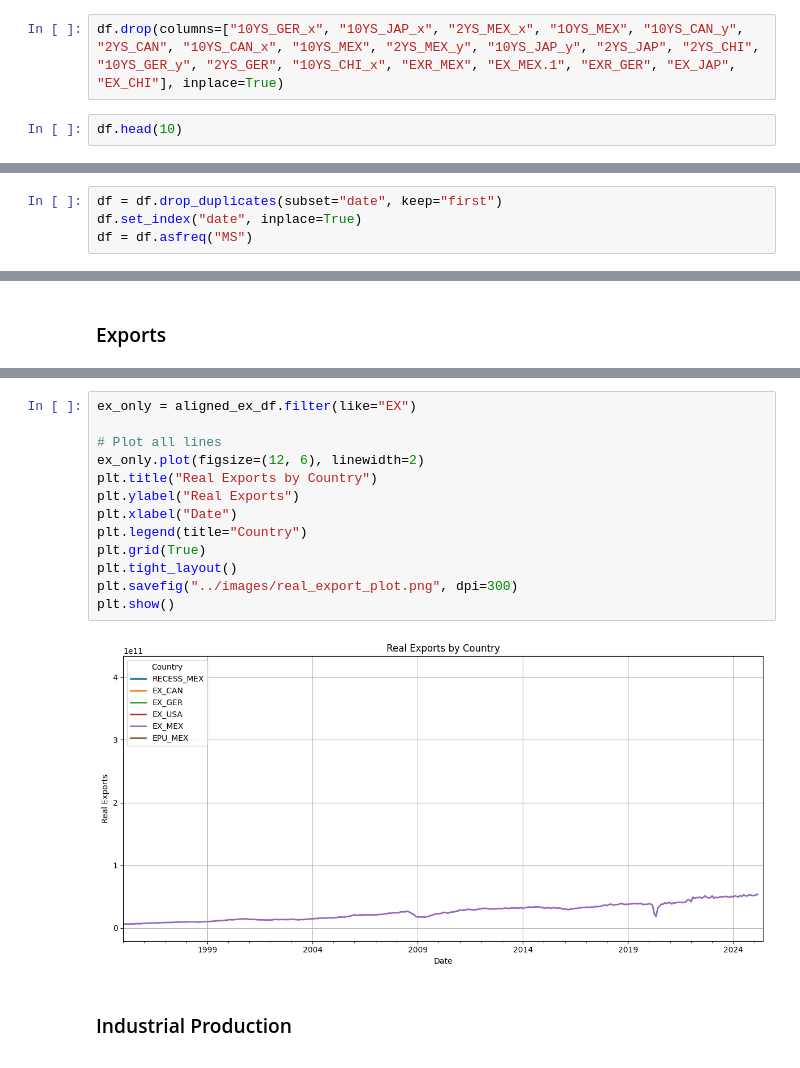
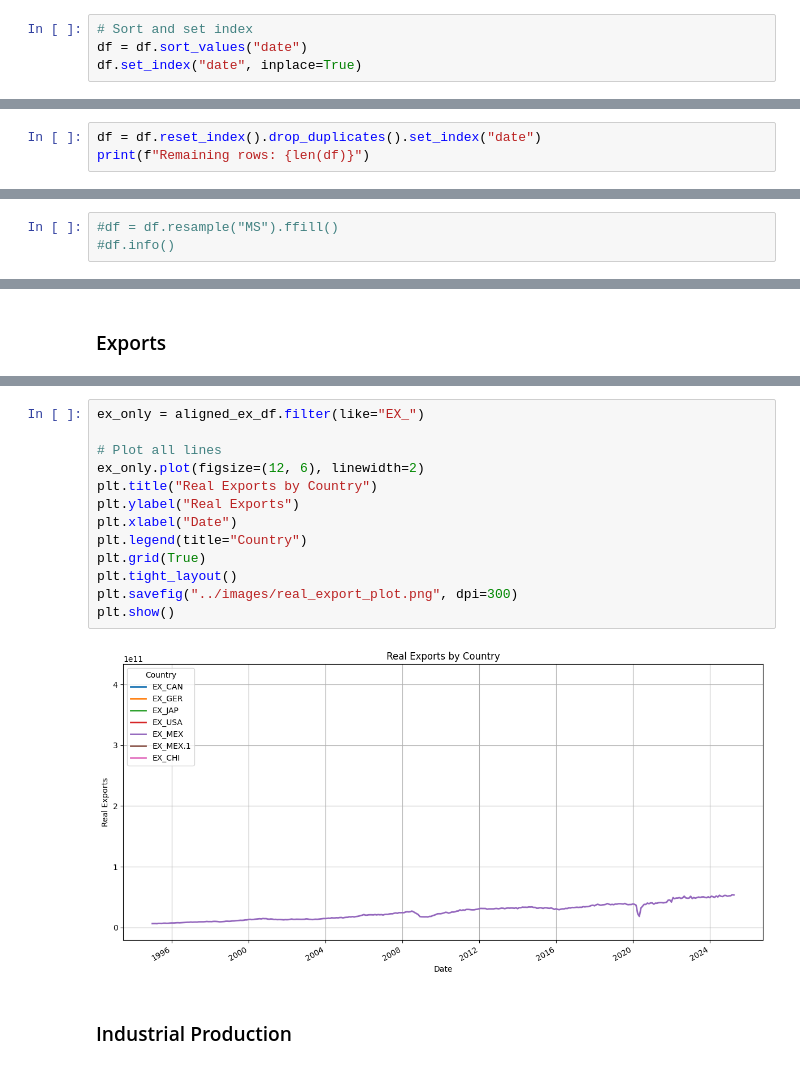
Before and after one commit to Barderus/SURE_Program, a Jupyter notebook: notebooks/01 - EDA.ipynb, the cells around one changed output, grey strips where cells are left out. Cells and saved outputs as stored; diff of their text form.

```diff
--- a/notebooks/01 - EDA.ipynb
+++ b/notebooks/01 - EDA.ipynb
@@ -55,4 +54,4 @@ Index(['date', 'EPU_CAN', 'IP_CAN', '10YS_CAN_x', 'INF_CAN', 'EX_CAN',
-# %%
-df.drop(columns=["10YS_GER_x", "10YS_JAP_x", "2YS_MEX_x", "1OYS_MEX", "10YS_CAN_y", "2YS_CAN", "10YS_CAN_x", "10YS_MEX", "2YS_MEX_y", "10YS_JAP_y", "2YS_JAP", "2YS_CHI", "10YS_GER_y", "2YS_GER", "10YS_CHI_x", "EXR_MEX", "EX_MEX.1", "EXR_GER", "EX_JAP", "EX_CHI"], inplace=True)
 # %%
-df.head(10)
+# Sort and set index
+df = df.sort_values("date")
+df.set_index("date", inplace=True)
@@ -85,0 +116,3 @@ Number of duplicate 'date' entries as column: 4137
+# %%
+df = df.reset_index().drop_duplicates().set_index("date")
+print(f"Remaining rows: {len(df)}")
@@ -86,6 +123,5 @@ Number of duplicate 'date' entries as column: 4137
 # %%
-df = df.drop_duplicates(subset="date", keep="first")
-df.set_index("date", inplace=True)
-df = df.asfreq("MS")
+#df = df.resample("MS").ffill()
+#df.info()
 # %%
 df.to_csv("../data/processed/clean_master_file.csv", index=False)
@@ -450,18 +476,18 @@ display(ex_summary.round(2))
 # %%
-ex_only = aligned_ex_df.filter(like="EX")
+ex_only = aligned_ex_df.filter(like="EX_")
 
 # Plot all lines
 ex_only.plot(figsize=(12, 6), linewidth=2)
 plt.title("Real Exports by Country")
 plt.ylabel("Real Exports")
 plt.xlabel("Date")
 plt.legend(title="Country")
 plt.grid(True)
 plt.tight_layout()
 plt.savefig("../images/real_export_plot.png", dpi=300)
 plt.show()
 # %% [output]
-[figure, old version]
+[figure, new version]
 # %% [markdown]
 ### Industrial Production
 # %%
```
Also changed, not shown: parts of 54 cells of this notebook.
